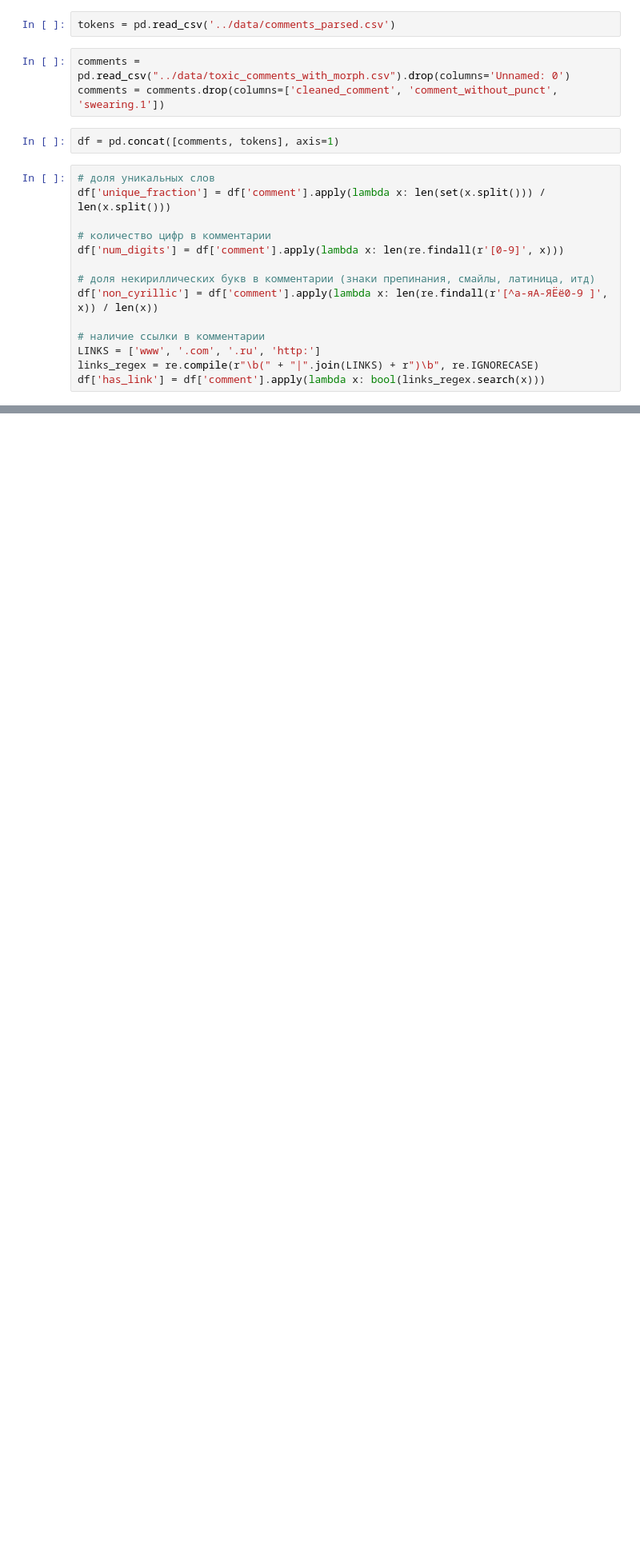
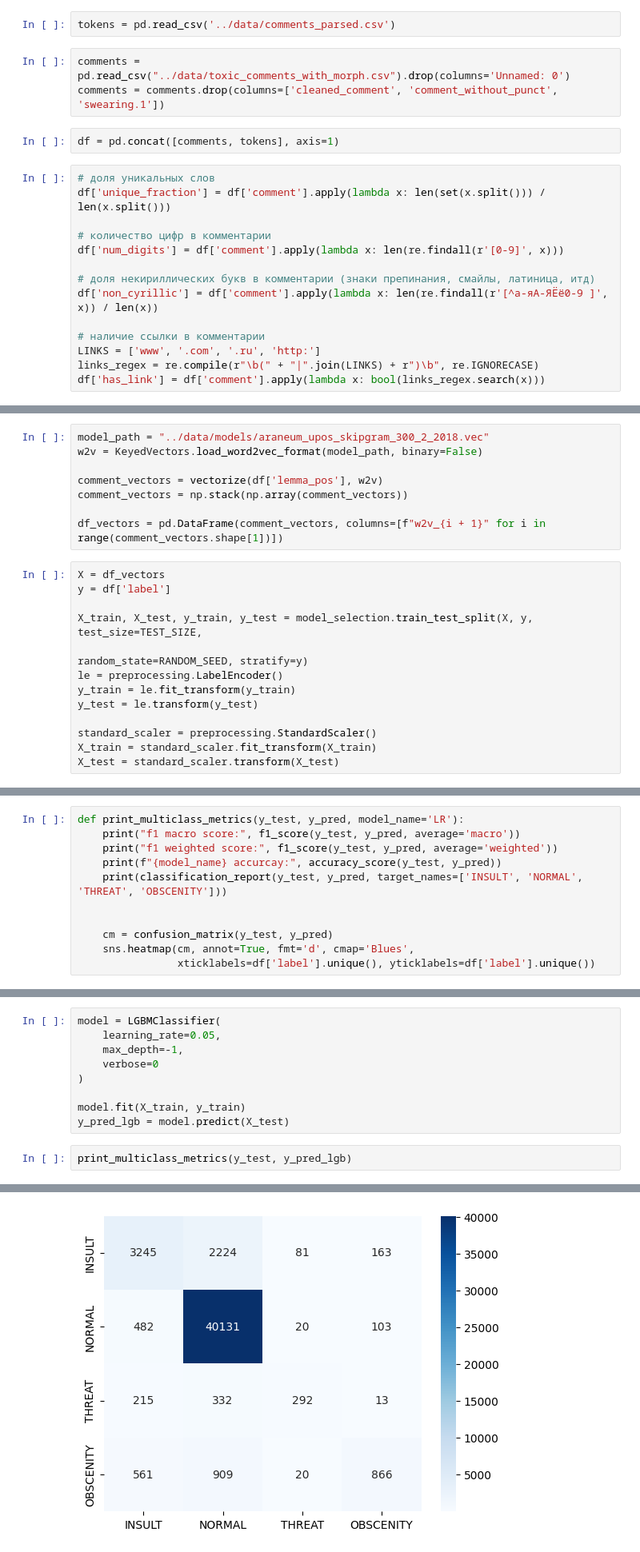
Before and after one commit to toxic-comments/toxic-comments, a Jupyter notebook: nonlinear-models/sokolov.ipynb, the cells around one changed output, grey strips where cells are left out. Shown at 80% size. Cells and saved outputs as stored; diff of their text form; blank space fills up the shorter version.

```diff
--- a/nonlinear-models/sokolov.ipynb
+++ b/nonlinear-models/sokolov.ipynb
@@ -73,0 +90,21 @@ df
+# %%
+model_path = "../data/models/araneum_upos_skipgram_300_2_2018.vec"
+w2v = KeyedVectors.load_word2vec_format(model_path, binary=False)
+
+comment_vectors = vectorize(df['lemma_pos'], w2v)
+comment_vectors = np.stack(np.array(comment_vectors))
+
+df_vectors = pd.DataFrame(comment_vectors, columns=[f"w2v_{i + 1}" for i in range(comment_vectors.shape[1])])
+# %%
+X = df_vectors
+y = df['label']
+
+X_train, X_test, y_train, y_test = model_selection.train_test_split(X, y, test_size=TEST_SIZE,
+                                                                    random_state=RANDOM_SEED, stratify=y)
+le = preprocessing.LabelEncoder()
+y_train = le.fit_transform(y_train)
+y_test = le.transform(y_test)
+
+standard_scaler = preprocessing.StandardScaler()
+X_train = standard_scaler.fit_transform(X_train)
+X_test = standard_scaler.transform(X_test)
@@ -73,0 +113,11 @@ df
+# %%
+def print_multiclass_metrics(y_test, y_pred, model_name='LR'):
+    print("f1 macro score:", f1_score(y_test, y_pred, average='macro'))
+    print("f1 weighted score:", f1_score(y_test, y_pred, average='weighted'))
+    print(f"{model_name} accurcay:", accuracy_score(y_test, y_pred))
+    print(classification_report(y_test, y_pred, target_names=['INSULT', 'NORMAL', 'THREAT', 'OBSCENITY']))
+
+
+    cm = confusion_matrix(y_test, y_pred)
+    sns.heatmap(cm, annot=True, fmt='d', cmap='Blues',
+                xticklabels=df['label'].unique(), yticklabels=df['label'].unique())
@@ -73,0 +128,12 @@ df
+# %%
+model = LGBMClassifier(
+    learning_rate=0.05,
+    max_depth=-1,
+    verbose=0
+)
+
+model.fit(X_train, y_train)
+y_pred_lgb = model.predict(X_test)
+# %%
+print_multiclass_metrics(y_test, y_pred_lgb)
+# %% [output]
@@ -73,0 +153 @@ df
+[figure, added]
```
Also changed, not shown: parts of 25 cells of this notebook.
